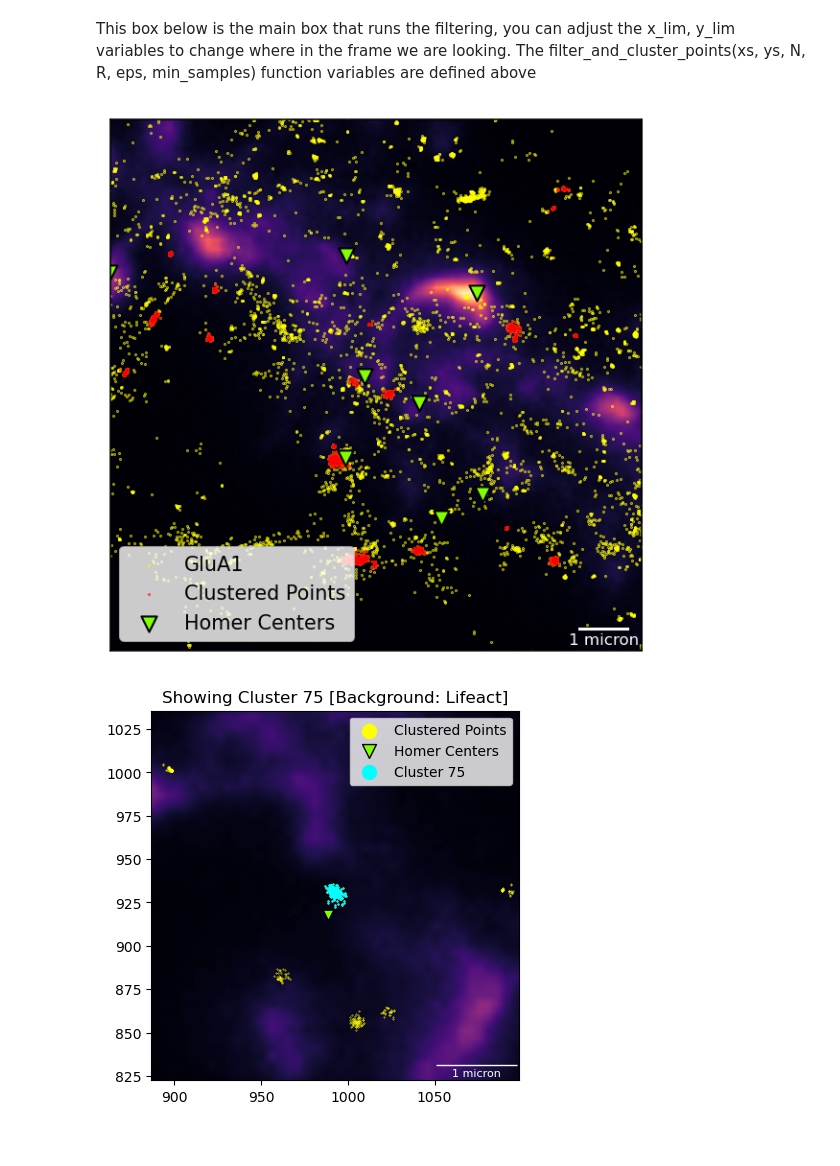
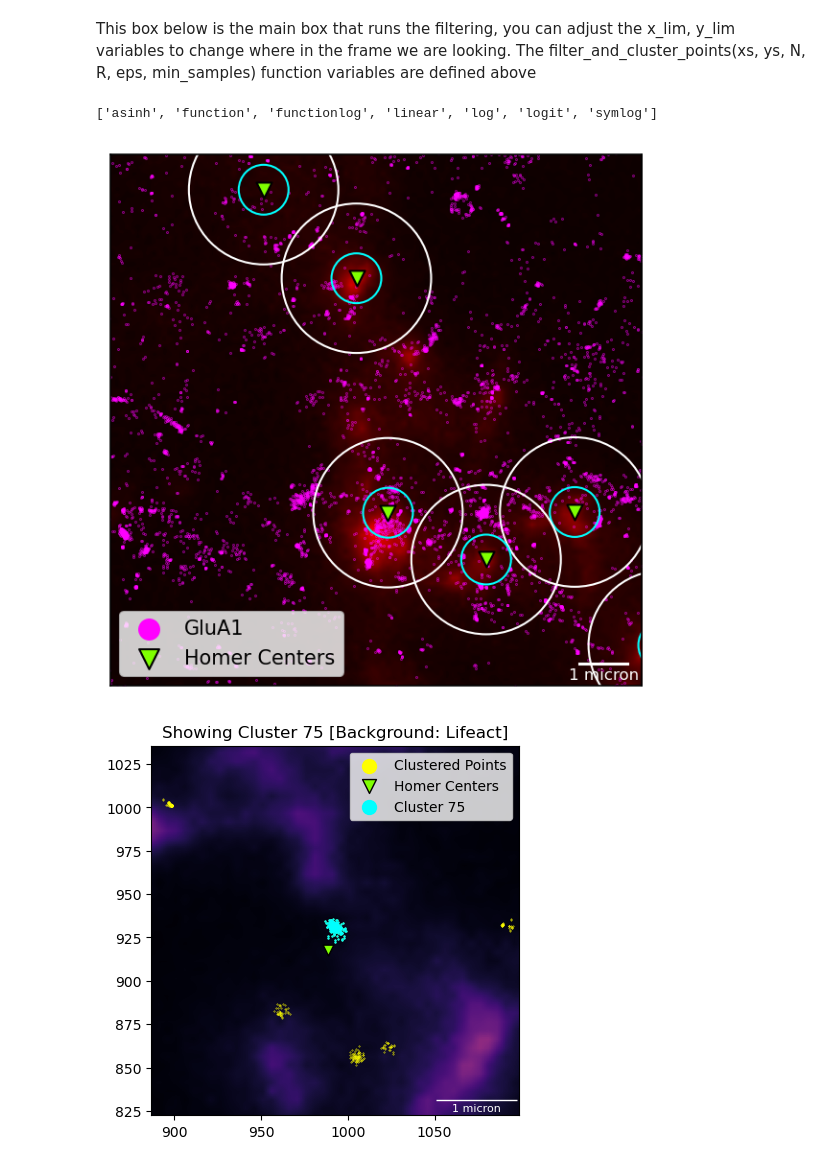
Before and after one commit to Max-Winga/Selvin-Lab-qPAINT-Segmentation, a Jupyter notebook: qPAINT Segmentation Code.ipynb, the cells around one changed output. Saved outputs shown, nothing was run; the diff lists cells and outputs as text; code cells hidden in the pictures.

```diff
--- a/qPAINT Segmentation Code.ipynb
+++ b/qPAINT Segmentation Code.ipynb
@@ -199,7 +199,7 @@ def plot_map(homer=True, centers=True, raw=True, clusters=True, background=True,
     scaled_y_lim = ((y_lim[0]+y_delta) - ((y_lim[1]-y_lim[0])*(scale-1)/2), (y_lim[1]+y_delta) + ((y_lim[1]-y_lim[0])*(scale-1)/2))
     plt.figure(dpi=150)
     if raw:
-        plt.scatter(raw_GluA1_x, raw_GluA1_y, s=(0.1/np.sqrt(scale)), color='yellow', label="GluA1")
+        plt.scatter(raw_GluA1_x, raw_GluA1_y, s=(0.05/np.sqrt(scale)), color='magenta', label="GluA1")
     if clusters:
         plt.scatter(filtered_cluster_points[:, 0], filtered_cluster_points[:, 1], s=(0.1/np.sqrt(scale)), color='red', label="Clustered Points")
     if centers:
@@ -208,8 +208,8 @@ def plot_map(homer=True, centers=True, raw=True, clusters=True, background=True,
         plt.scatter(relevant_homer_centers[:, 0], relevant_homer_centers[:, 1], s=(60/np.sqrt(scale)), marker='v', color='chartreuse', edgecolor='black', label="Homer Centers")
     if old_circles:
         for point in relevant_homer_centers:
-            small_circle = plt.Circle(point, 500/nm_per_pixel, fill = False, color='red')
-            big_circle = plt.Circle(point, 1500/nm_per_pixel, fill = False, color='red')
+            small_circle = plt.Circle(point, 500/nm_per_pixel, fill = False, color='cyan')
+            big_circle = plt.Circle(point, 1500/nm_per_pixel, fill = False, color='white')
             plt.gca().add_artist(small_circle)
             plt.gca().add_artist(big_circle)
     if scale_bar:
@@ -233,11 +233,14 @@ def plot_map(homer=True, centers=True, raw=True, clusters=True, background=True,
         plt.gca().set_xticks([])
         plt.gca().set_yticks([])
     if background:
-        plt.imshow(life_act, cmap='magma')
+        plt.imshow(life_act, cmap='hot')
 
     plt.xlim(scaled_x_lim[0], scaled_x_lim[1])
     plt.ylim(scaled_y_lim[0], scaled_y_lim[1])
-    if legend: plt.legend(loc='lower left')
+    if legend:
+        plt.legend(loc='lower left')
+        for handle in plt.legend(loc='lower left').legend_handles:
+            handle._sizes = [100]
     plt.show()
 # %% [markdown]
 # Marked
@@ -279,9 +282,19 @@ scale = 1
 x_lim = (2000, 2500)
 y_lim = (750, 1250)
 # plot_map(raw=True, legend=True, centers=False, clusters=False, old_circles=True)
-plot_map(raw=True, legend=True, centers=False, clusters=True, old_circles=False)
-# %% [output]
-[figure, removed]
+# %%
+plt.get_scale_names()
+# %% [output]
+['asinh', 'function', 'functionlog', 'linear', 'log', 'logit', 'symlog']
+# %%
+x_delta = 0
+y_delta = 0
+scale = 1
+x_lim = (1000, 1500)
+y_lim = (1400, 1900)
+plot_map(raw=True, legend=True, centers=False, clusters=False, old_circles=True)
+# %% [output]
+[figure, added]
 # %%
 time_per_frame = 0.1 # seconds
 
```
Also changed, not shown: parts of 3 cells of this notebook, 1 other file.
